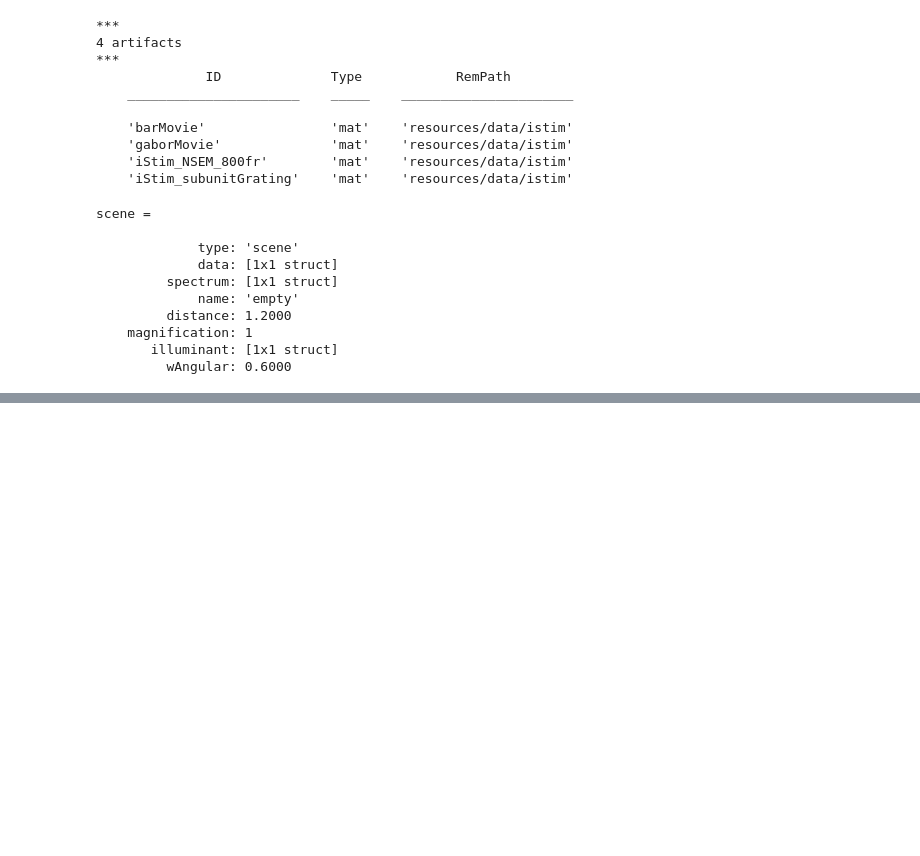
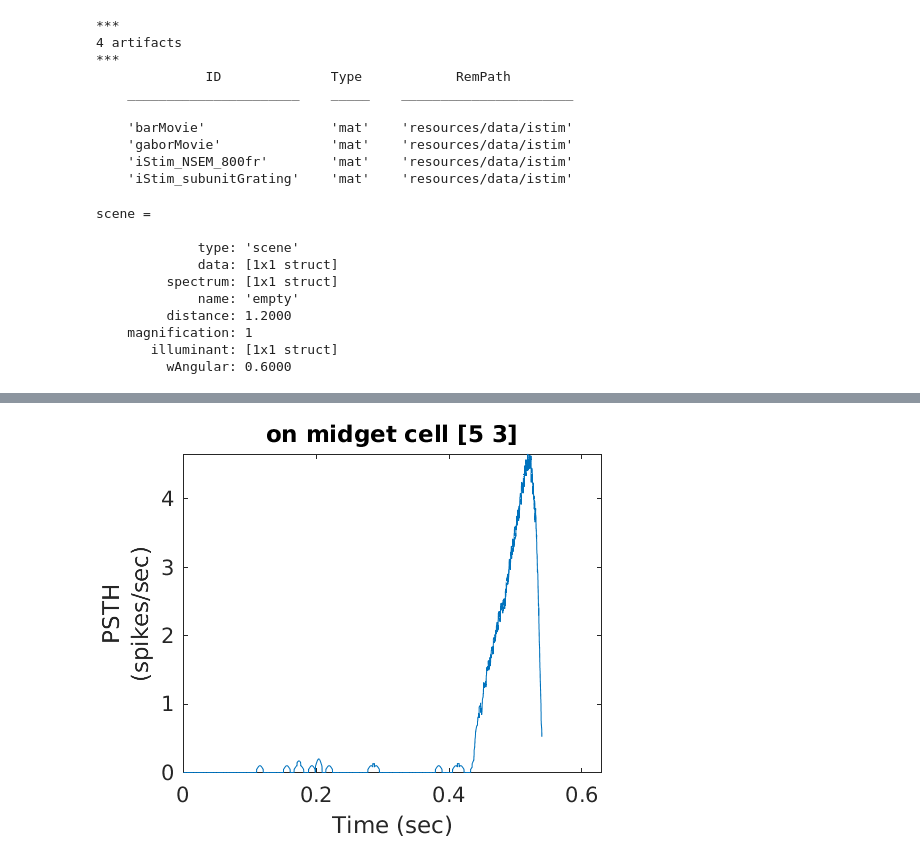
Before and after one commit to isetbio/notebooks, a Jupyter notebook: isetbio/Introduction/RGC/RGCBasics.ipynb, the cells around one changed output, grey strips where cells are left out. Saved outputs shown, nothing was run; the diff lists cells and outputs as text; code cells hidden in the pictures; blank space fills up the shorter version.

```diff
--- a/isetbio/Introduction/RGC/RGCBasics.ipynb
+++ b/isetbio/Introduction/RGC/RGCBasics.ipynb
@@ -172,0 +203,4 @@ Too many output arguments.
+# %%
+irPlot(innerRetinaSU, 'psth','type',1,'cell',[5 3]);
+# %% [output]
+[figure, added]
```
Also changed, not shown: parts of 8 cells of this notebook.
